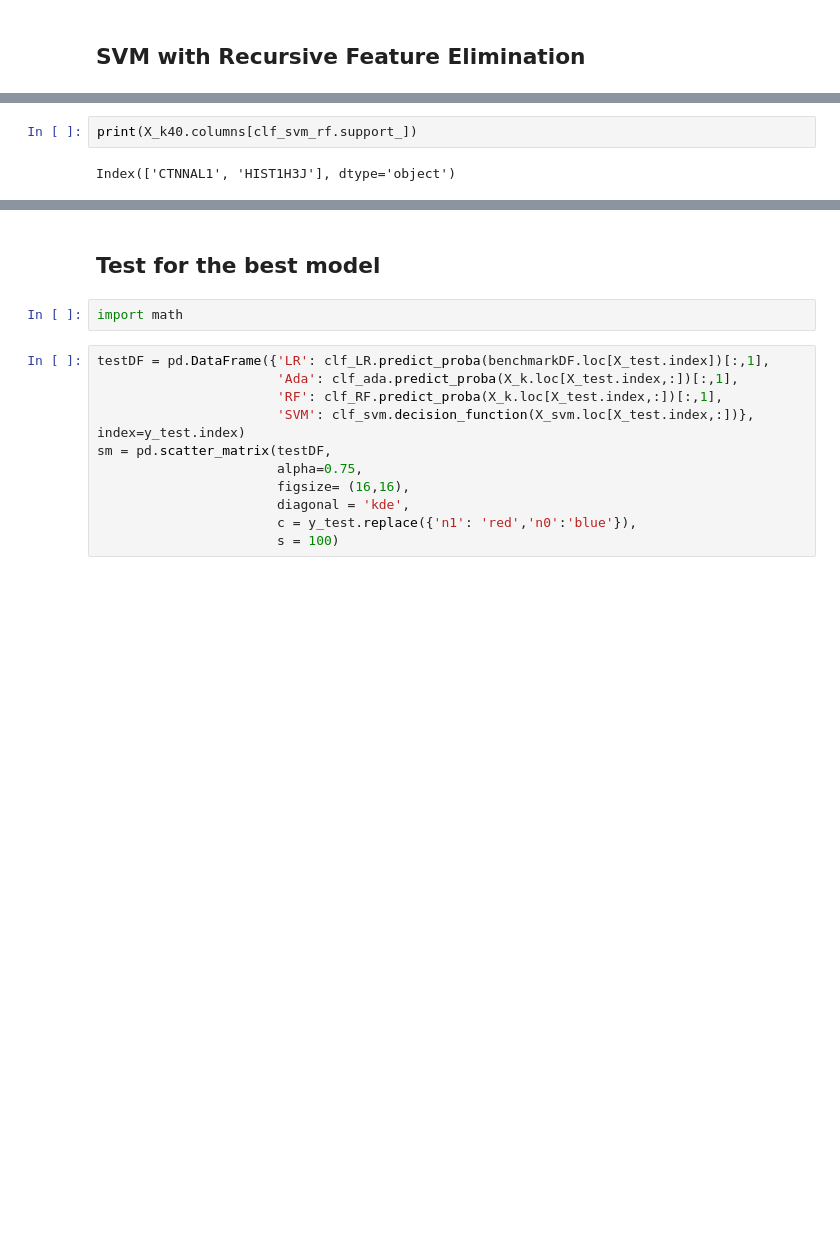
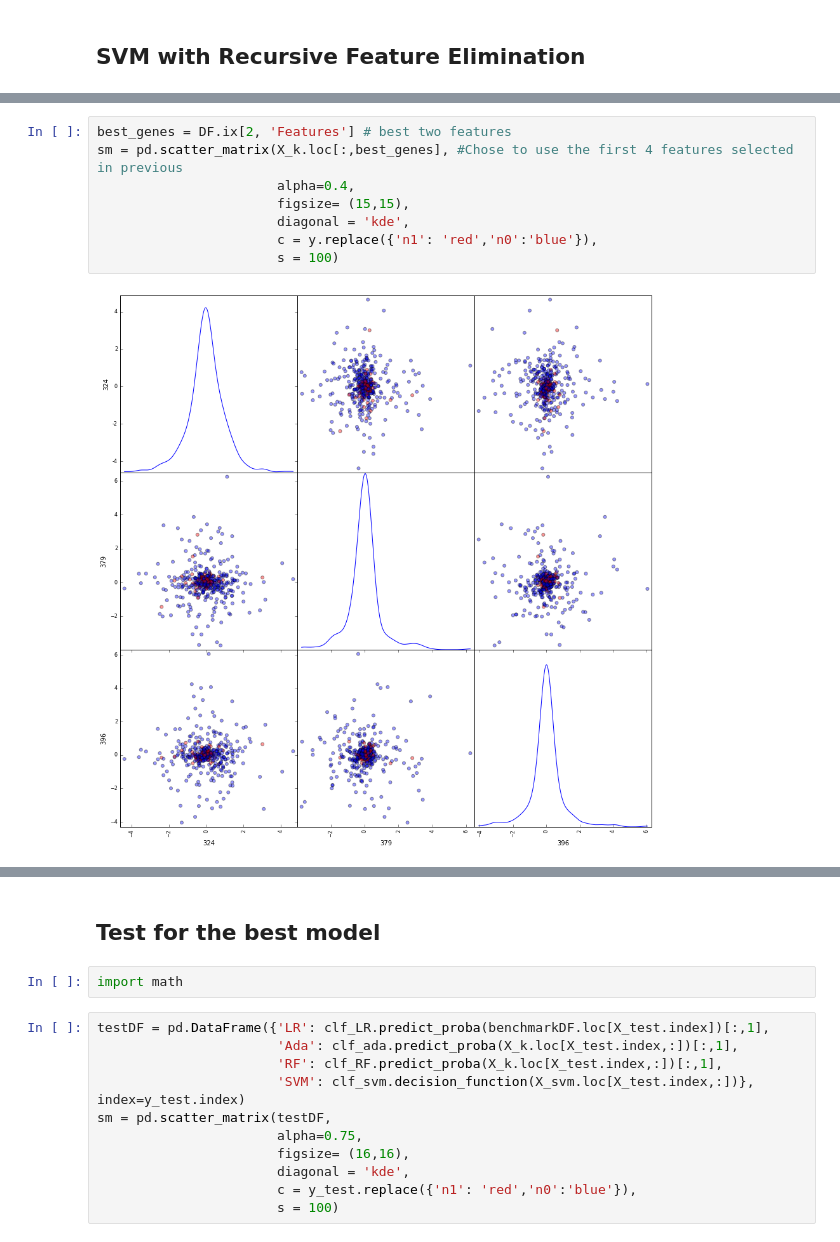
Before and after one commit to CCThompson82/Prostate_metastasis, a Jupyter notebook: PCa_Metastasis.ipynb, the cells around one changed output, grey strips where cells are left out. Cells and saved outputs as stored; diff of their text form; blank space fills up the shorter version.

```diff
--- a/PCa_Metastasis.ipynb
+++ b/PCa_Metastasis.ipynb
@@ -411,4 +422,10 @@ RandomForestClassifier(bootstrap=True, class_weight={'n0': 1, 'n1': 10},
-# %%
-print(X_k40.columns[clf_svm_rf.support_])
-# %% [output]
-Index(['CTNNAL1', 'HIST1H3J'], dtype='object')
+# %%
+best_genes = DF.ix[2, 'Features'] # best two features
+sm = pd.scatter_matrix(X_k.loc[:,best_genes], #Chose to use the first 4 features selected in previous
+                       alpha=0.4,
+                       figsize= (15,15),
+                       diagonal = 'kde',
+                       c = y.replace({'n1': 'red','n0':'blue'}),
+                       s = 100)
+# %% [output]
+[figure, added]
```
Also changed, not shown: parts of 23 cells of this notebook, 2 other files.
